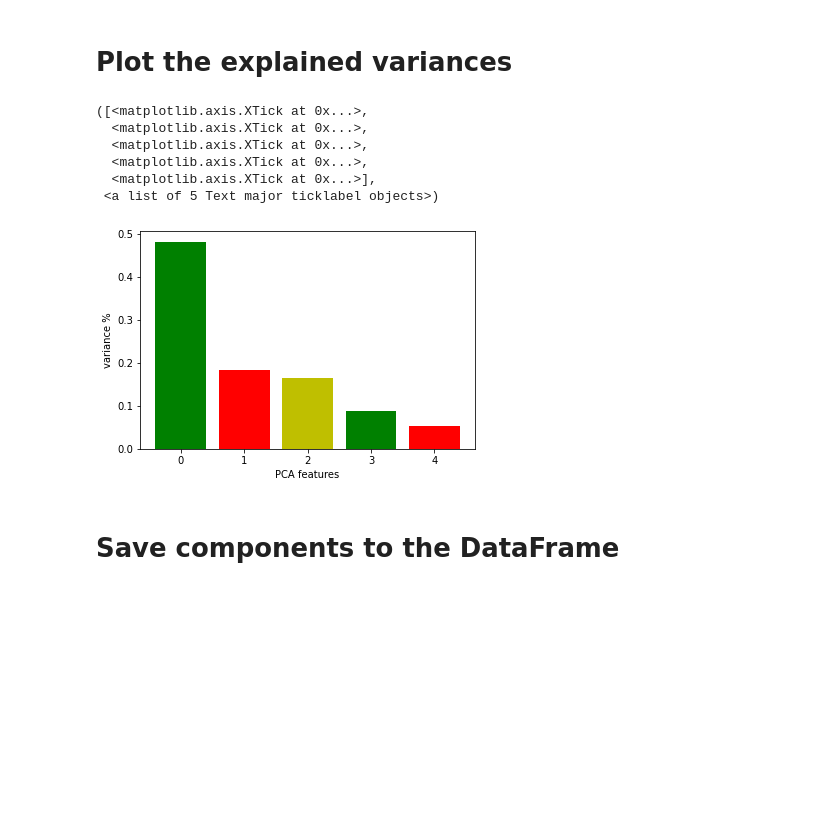
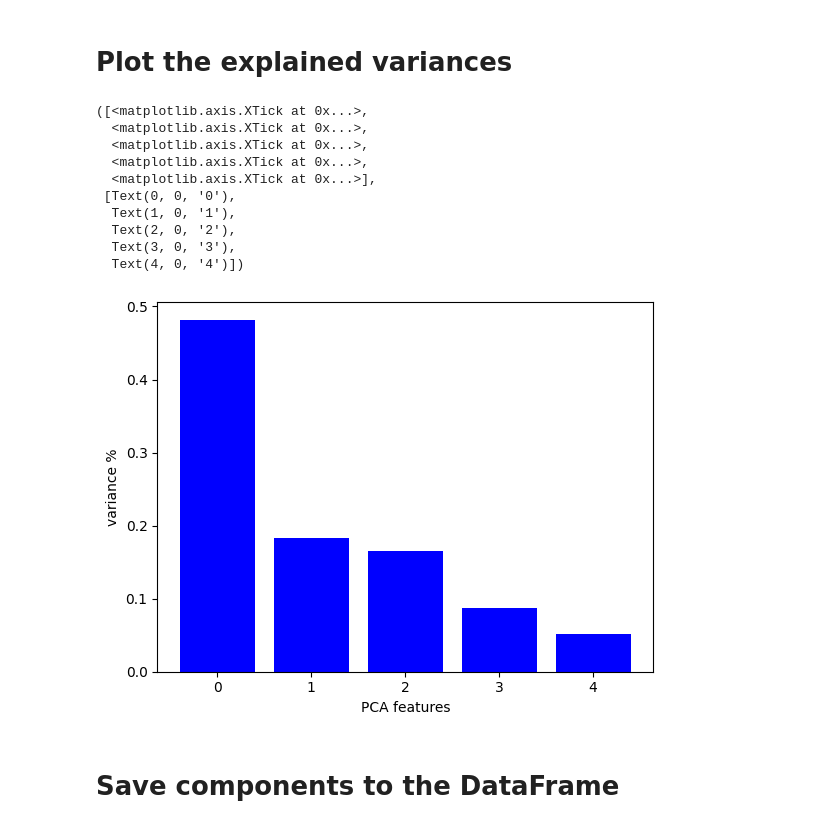
Before and after one commit to Kanishka96ac/Global-Happiness-Analysis, a Jupyter notebook: Global_Happiness_Report_Analysis.ipynb, the cells around one changed output. Saved outputs shown, nothing was run; the diff lists cells and outputs as text; code cells hidden in the pictures; blank space fills up the shorter version.

```diff
--- a/Global_Happiness_Report_Analysis.ipynb
+++ b/Global_Happiness_Report_Analysis.ipynb
@@ -415,18 +426,22 @@ p_Components = pca.fit_transform(df_normalize)
 # %%
 # Plot the explained variances
 features = range(pca.n_components_)
-plt.bar(features, pca.explained_variance_ratio_, color='grygr')
+plt.bar(features, pca.explained_variance_ratio_, color='blue')
 plt.xlabel('PCA features')
 plt.ylabel('variance %')
 plt.xticks(features)
 # %% [output]
 ([<matplotlib.axis.XTick at 0x...>,
   <matplotlib.axis.XTick at 0x...>,
   <matplotlib.axis.XTick at 0x...>,
   <matplotlib.axis.XTick at 0x...>,
   <matplotlib.axis.XTick at 0x...>],
- <a list of 5 Text major ticklabel objects>)
+ [Text(0, 0, '0'),
+  Text(1, 0, '1'),
+  Text(2, 0, '2'),
+  Text(3, 0, '3'),
+  Text(4, 0, '4')])
-[figure, old version]
+[figure, new version]
 # %% [markdown]
 # Save components to the DataFrame
 # %%
```
Also changed, not shown: parts of 36 cells of this notebook.
